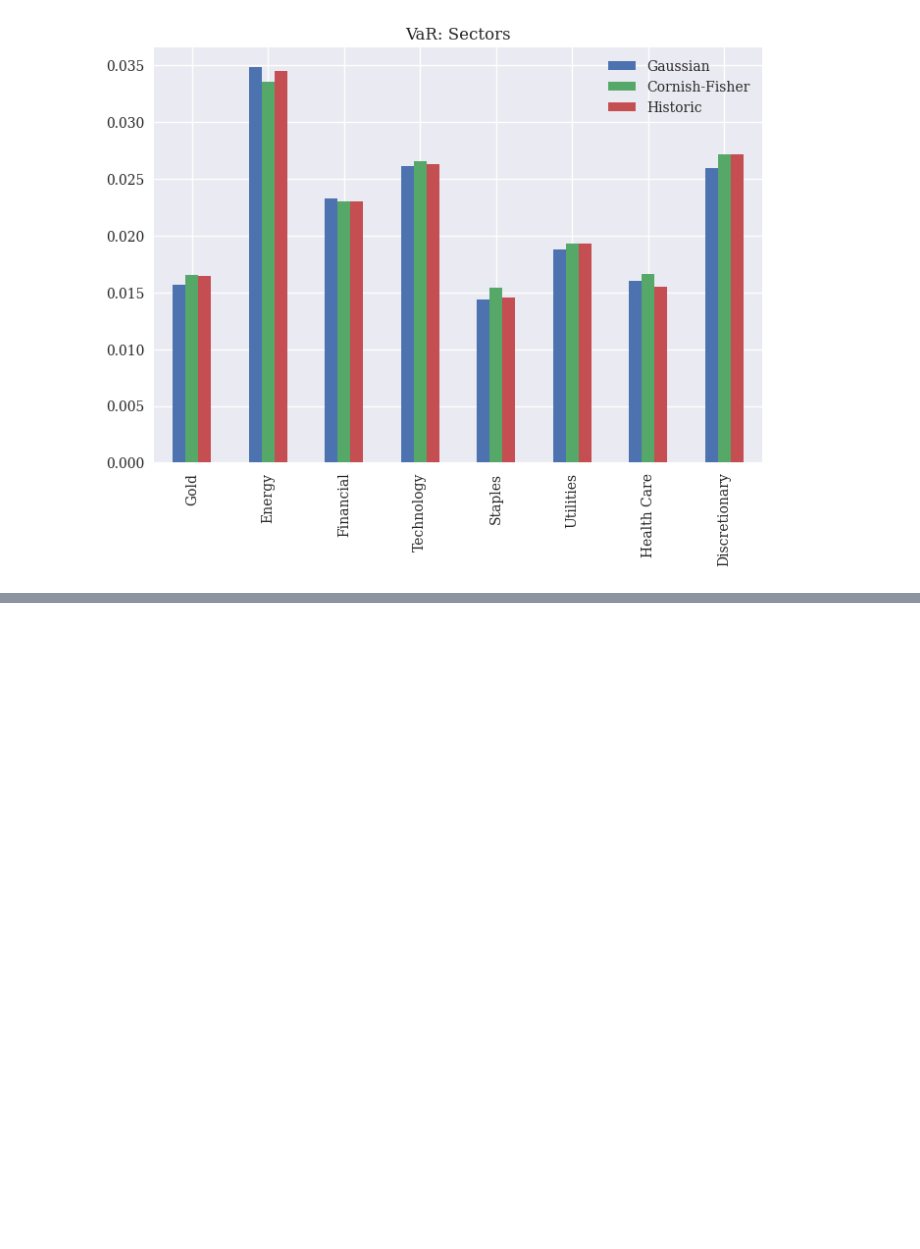
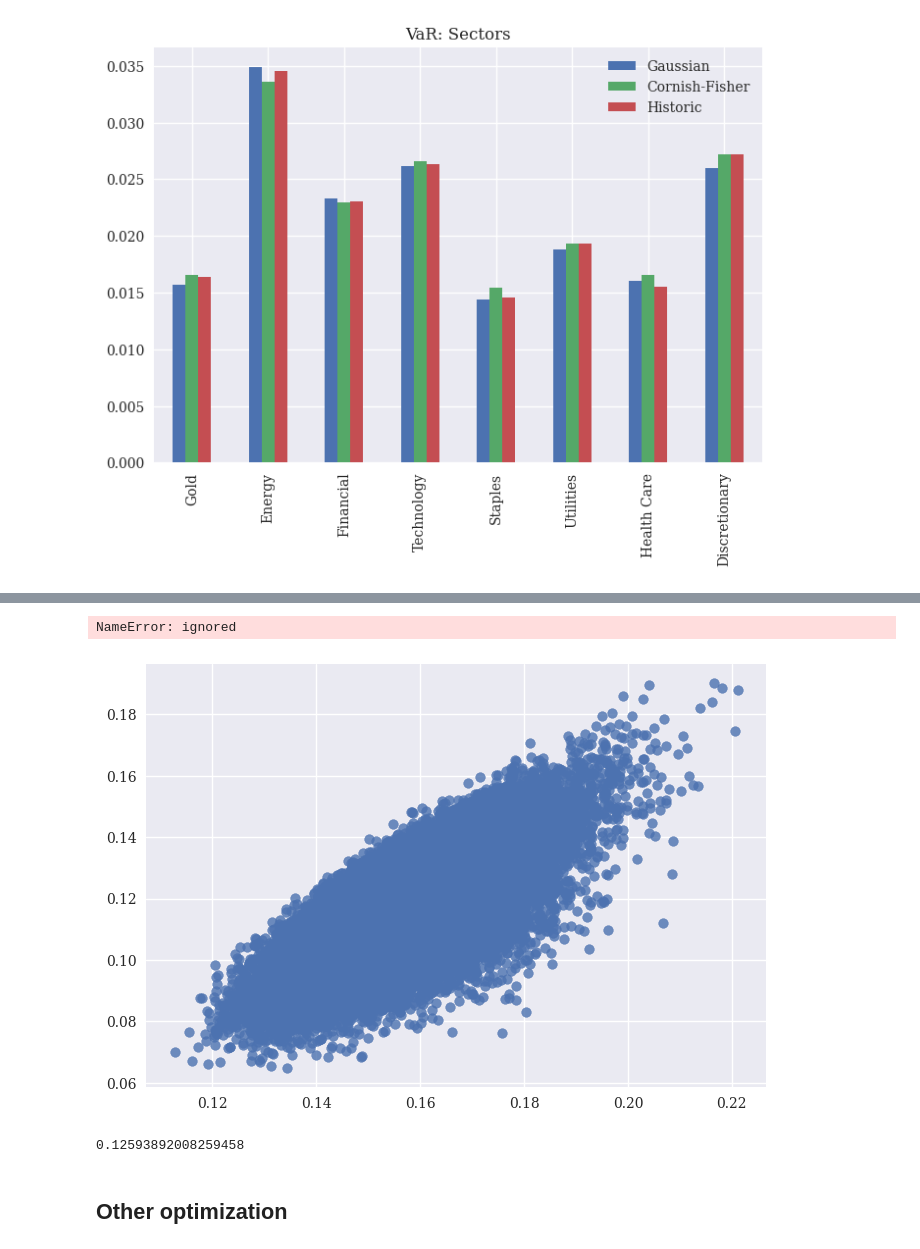
Before and after one commit to HyunminHong/MPT, a Jupyter notebook: Sector_Portfolio.ipynb, the cells around one changed output, grey strips where cells are left out. Drawn from its saved outputs; the diff is of its cells as text; code cells hidden in the pictures; blank space fills up the shorter version.

```diff
--- a/Sector_Portfolio.ipynb
+++ b/Sector_Portfolio.ipynb
@@ -284,7 +279,7 @@ df_sector = extract_data(ticker=tickers_sector, column=columns_sector)
 df_market = extract_data(ticker=['SPY'])
 
 # Use 5-year U.S. Treasury yield as a proxy for the risk-free rate
-Rf = float(extract_data('GS5', asset_class='bond').mean())
+Rf = (extract_data('GS5', asset_class='bond').mean()).item()
 
 # Find the return of each asset class as it is more informativ than closing price
 rtn_sector = asset_return(df_sector)
@@ -441,0 +498,16 @@ comparision.plot.bar(title="VaR: Sectors")
+# %%
+plt.figsize=(10,8)
+plt.scatter(vol_portfolio, rtn_portfolio, alpha=.8, cmap='plasma')
+
+cmap = mpl.cm.plasma
+norm = mpl.colors.Normalize(vmin=stat['Sharpe ratio'].min(), vmax=stat['Sharpe ratio'].max())
+plt.colorbar(mpl.cm.ScalarMappable(norm=norm, cmap=cmap),label='Sharpe Ratio',);
+# %% [output]
+NameError: ignored
+[figure, added]
+# %%
+vol_portfolio.min()
+# %% [output]
+0.12593892008259458
+# %% [markdown]
+## Other optimization
```
Also changed, not shown: parts of 19 cells of this notebook.
